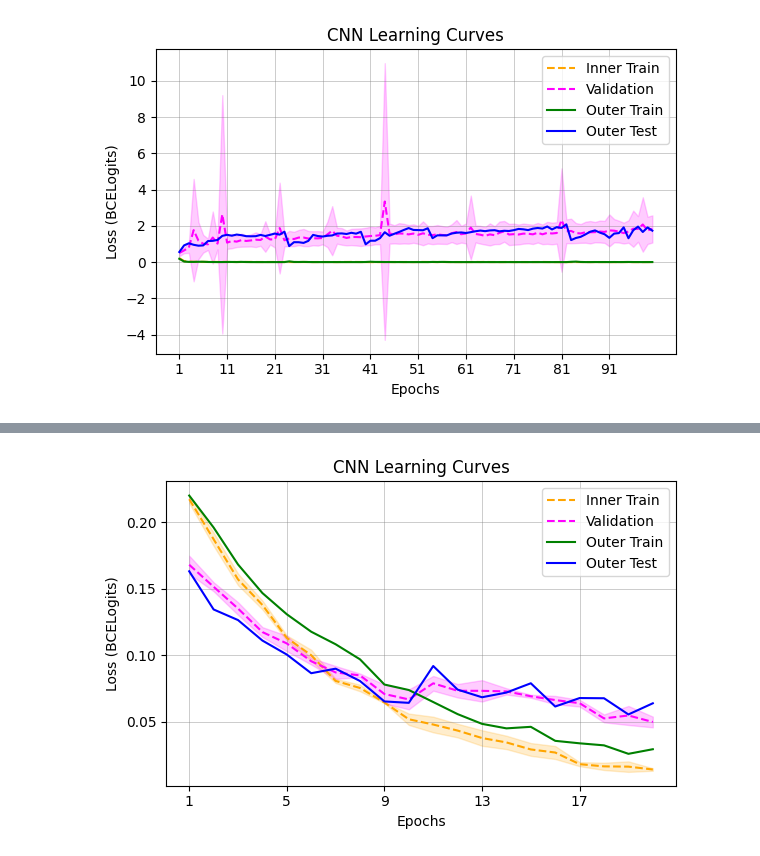
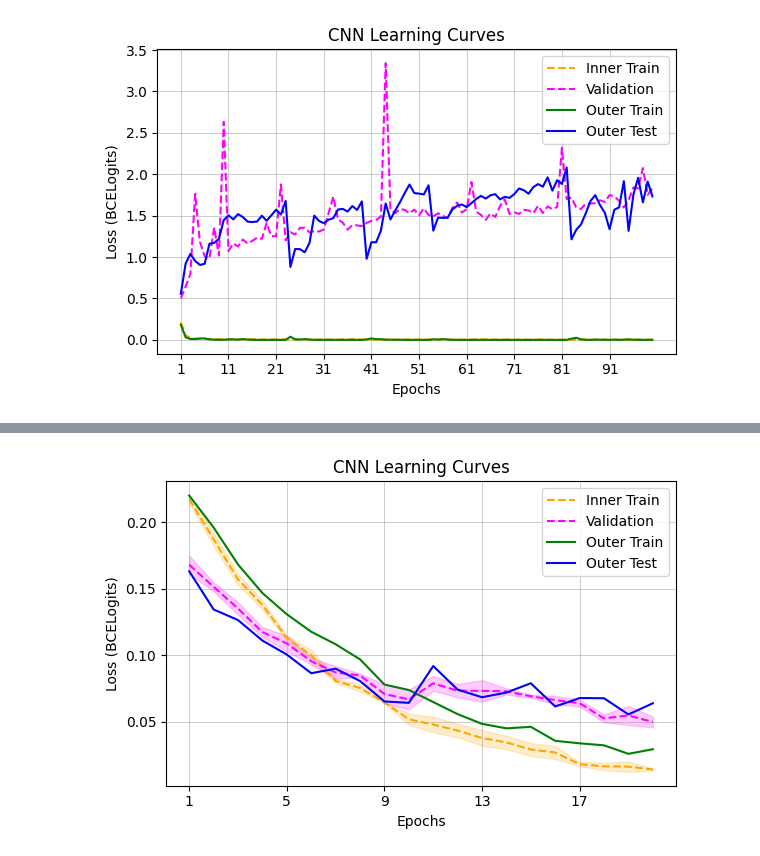
Before and after one commit to kinichen/dFC_task_presence, a Jupyter notebook: notebooks/figures.ipynb, the cells around one changed output, grey strips where cells are left out. Saved outputs shown, nothing was run; the diff lists cells and outputs as text; code cells hidden in the pictures.

```diff
--- a/notebooks/figures.ipynb
+++ b/notebooks/figures.ipynb
@@ -20,11 +23,3 @@ metric_name = "Balanced Accuracy"
 # Load config and setup loading performance data from experiments
 with open("config.yaml", 'r') as f: # load config file
     config = yaml.safe_load(f)
-# %%
-# Load losses (for plot_learning curves())
-save_dir_l = os.path.join("saved_performances", model_name, "losses")
-
-inner_train_losses = np.load(os.path.join(save_dir_l, f"inner_train_losses_{dataset_name}_{date_str}.npy"), allow_pickle=True)
-val_losses = np.load(os.path.join(save_dir_l, f"val_losses_{dataset_name}_{date_str}.npy"), allow_pickle=True)
-outer_train_losses = np.load(os.path.join(save_dir_l, f"outer_train_losses_{dataset_name}_{date_str}.npy"), allow_pickle=True)
-test_losses = np.load(os.path.join(save_dir_l, f"test_losses_{dataset_name}_{date_str}.npy"), allow_pickle=True)
@@ -39,5 +26,5 @@ print(auc.shape)
 # %%
-def plot_learning_curves(epochs, inner_train_losses, val_losses, outer_train_curve, test_curve, model_name=model_name):
+def plot_learning_curves(epochs, inner_train_losses, val_losses, outer_train_curve, test_curve, model_name=model_name, show_std=False):
     """
     Plot learning loss curves over epochs for one outer fold of one model on one dataset.
 
@@ -50,16 +37,19 @@ def plot_learning_curves(epochs, inner_train_losses, val_losses, outer_train_cur
         outer_train_curve (list): Outer train curve losses. Shape: (num_epochs,)
         test_curve (list): (Outer) test curve losses. Shape: (num_epochs,)
         model_name (str): Model name for title
+        show_std (bool): Whether to show std shading for inner train and val losses.
     """
     plt.figure(figsize=(6,4))
     plt.plot(epochs, np.mean(inner_train_losses, axis=0), label="Inner Train", color="orange",linestyle="--")
-    plt.fill_between(epochs, np.mean(inner_train_losses, axis=0)-np.std(inner_train_losses, axis=0),
+    plt.plot(epochs, np.mean(val_losses, axis=0), label="Validation", color="magenta", linestyle="--")
+
+    if show_std:
+        plt.fill_between(epochs, np.mean(inner_train_losses, axis=0)-np.std(inner_train_losses, axis=0),
                      np.mean(inner_train_losses, axis=0)+np.std(inner_train_losses, axis=0),
                      color="orange", alpha=0.2)
-    plt.plot(epochs, np.mean(val_losses, axis=0), label="Validation", color="magenta", linestyle="--")
-    plt.fill_between(epochs, np.mean(val_losses, axis=0)-np.std(val_losses, axis=0),
-                     np.mean(val_losses, axis=0)+np.std(val_losses, axis=0),
-                     color="magenta", alpha=0.2)
+        plt.fill_between(epochs, np.mean(val_losses, axis=0)-np.std(val_losses, axis=0),
+                        np.mean(val_losses, axis=0)+np.std(val_losses, axis=0),
+                        color="magenta", alpha=0.2)
     plt.plot(epochs, outer_train_curve, label="Outer Train", color="green")
     plt.plot(epochs, test_curve, label="Outer Test", color="blue")
 
@@ -219,12 +217,3 @@ def plot_performance_heatmap(data, metric_name=metric_name):
     plt.xlabel("Model × Task Paradigm")
     plt.tight_layout()
     plt.show()
-# %%
-############################# REAL DATA ################################
-num_epochs = config['models'][model_name]['training']['epochs']
-epochs = np.arange(1, num_epochs+1)
-
-# Run plot
-plot_learning_curves(epochs, inner_train_losses, val_losses, outer_train_losses, test_losses, model_name="CNN")
-# %% [output]
-[figure, removed]
@@ -232,0 +220,19 @@ plot_learning_curves(epochs, inner_train_losses, val_losses, outer_train_losses,
+# %%
+############################# REAL DATA ################################
+date_str = "20250926"  # if want this cell to override the date set at top
+
+# Load losses (for plot_learning curves())
+save_dir_l = os.path.join("saved_performances", model_name, "losses", date_str)
+
+inner_train_losses = np.load(os.path.join(save_dir_l, f"inner_train_losses_{dataset_name}.npy"), allow_pickle=True)
+val_losses = np.load(os.path.join(save_dir_l, f"val_losses_{dataset_name}.npy"), allow_pickle=True)
+outer_train_losses = np.load(os.path.join(save_dir_l, f"outer_train_losses_{dataset_name}.npy"), allow_pickle=True)
+test_losses = np.load(os.path.join(save_dir_l, f"test_losses_{dataset_name}.npy"), allow_pickle=True)
+
+num_epochs = 100
+epochs = np.arange(1, num_epochs+1)
+
+# Run plot
+plot_learning_curves(epochs, inner_train_losses, val_losses, outer_train_losses, test_losses, model_name="CNN", show_std=False)
+# %% [output]
+[figure, added]
```
Also changed, not shown: parts of 13 cells of this notebook, 6 other files.
